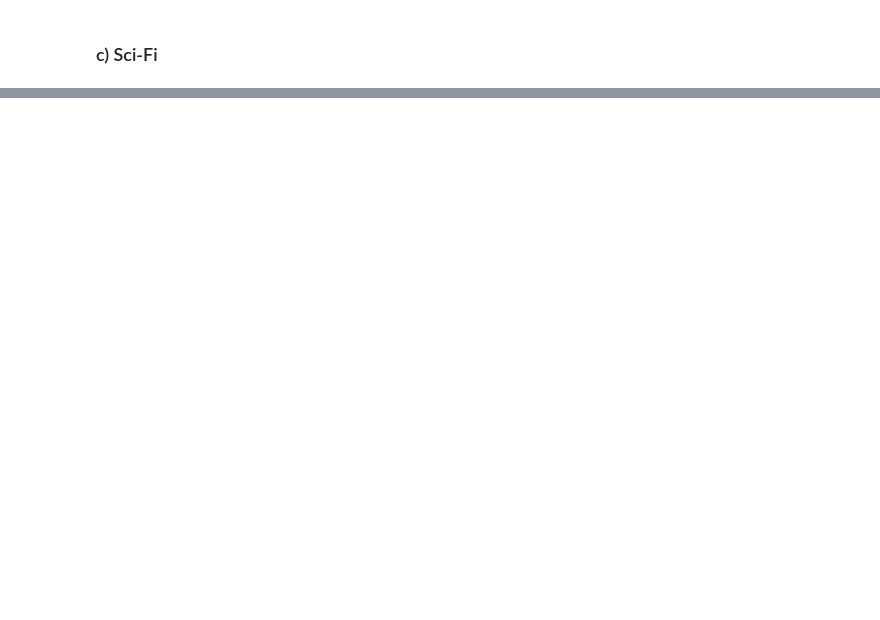
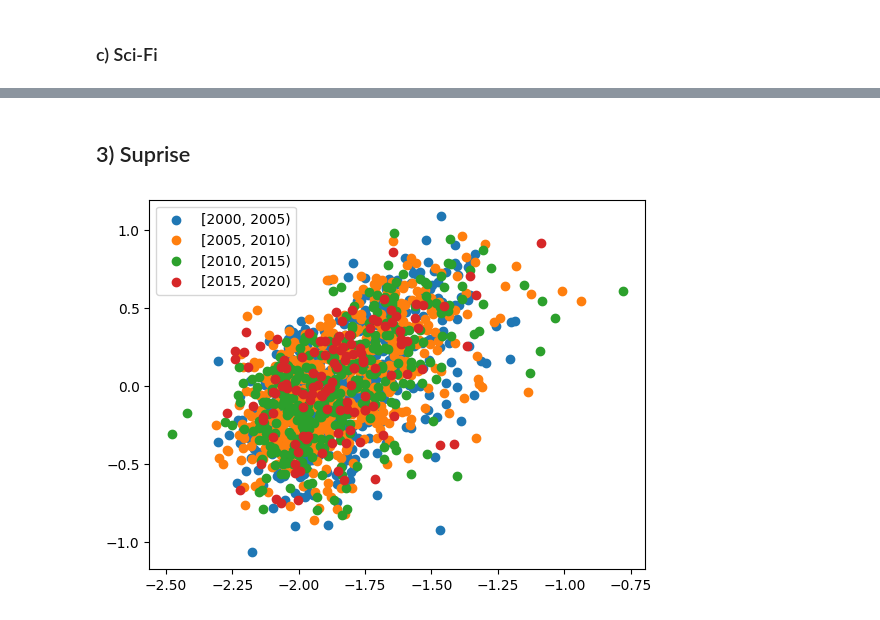
Before and after one commit to Shreshth3/movie-lens-visualizations, a Jupyter notebook: Daddy Jun's Data Visualizations.ipynb, the cells around one changed output, grey strips where cells are left out. Cells and saved outputs as stored; diff of their text form; code cells hidden in the pictures; blank space fills up the shorter version.

```diff
--- a/Daddy Jun's Data Visualizations.ipynb
+++ b/Daddy Jun's Data Visualizations.ipynb
@@ -232,0 +318,15 @@ plotGenre(approx_V, genres[2])
+# %% [markdown]
+## 3) Suprise
+# %%
+from surprise_nmf import get_U_V
+from surprise import NMF
+
+data, movies = read_data()
+model = NMF()
+U, V = get_U_V(NMF, data)
+A, S, B = np.linalg.svd(V)
+approx_V = np.dot(A[:, :2].T, V)
+approx_U = np.dot(A[:, :2].T, U)
+plotTime(approx_V)
+# %% [output]
+[figure, added]
```
Also changed, not shown: parts of 27 cells of this notebook.
